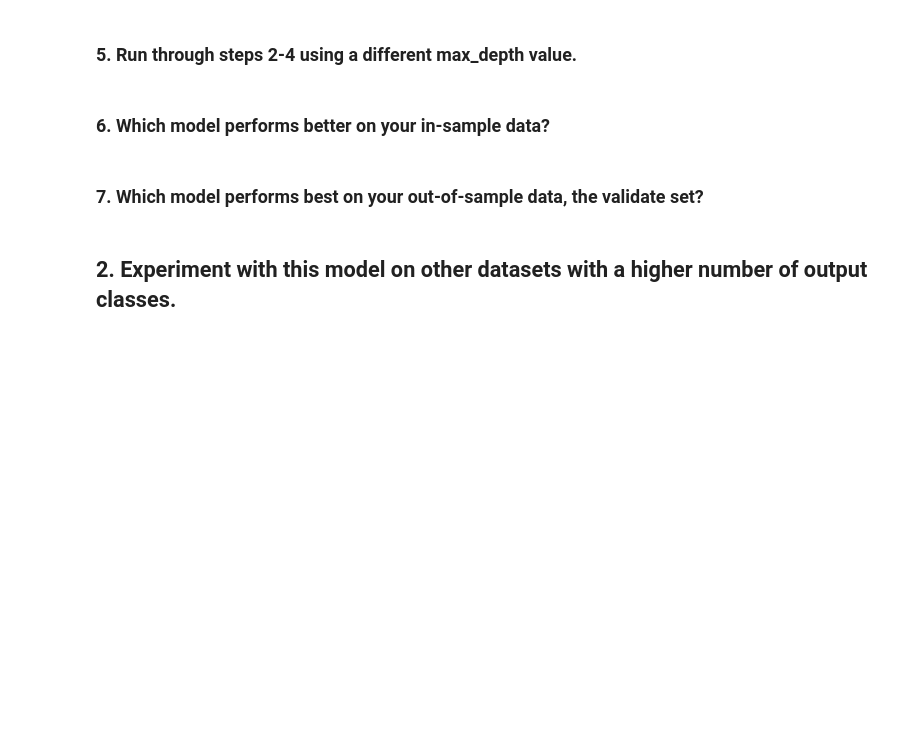
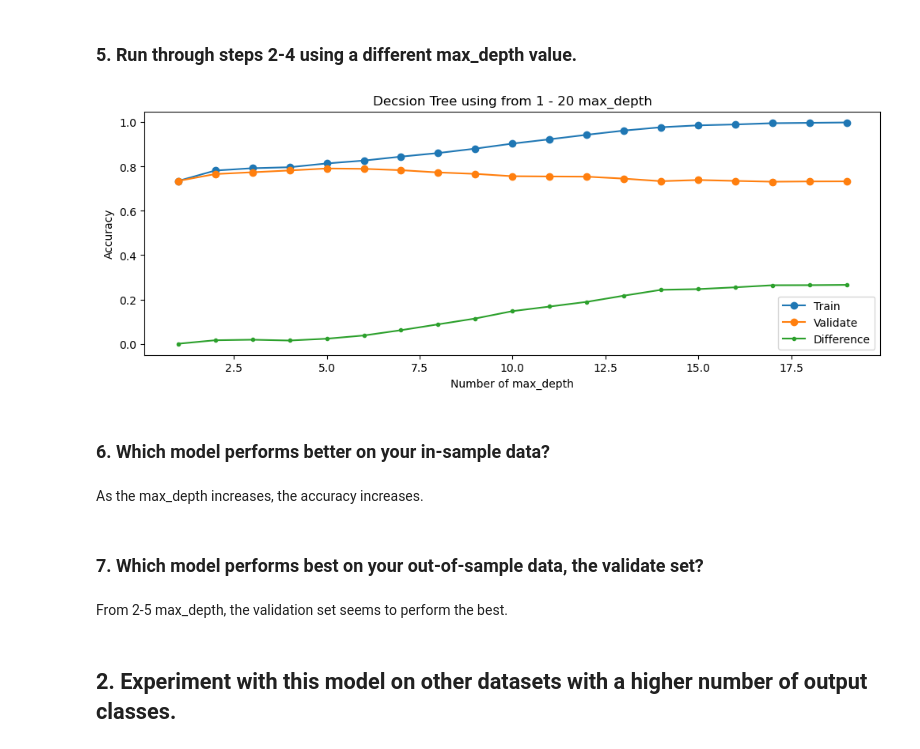
Before and after one commit to JoshuaHolt-Tech/classification-exercises, a Jupyter notebook: decision_tree.ipynb, the cells around one changed output. Cells and saved outputs as stored; diff of their text form; code cells hidden in the pictures; blank space fills up the shorter version.

```diff
--- a/decision_tree.ipynb
+++ b/decision_tree.ipynb
@@ -394,3 +374,0 @@ The accuracy_score does not like int input.
-# %%
-tel_base = tel_base.astype('string')
-tel_train.churn = tel_train.churn.astype('string')
@@ -431,8 +426,40 @@ pd.DataFrame(confusion_matrix(y_train, y_pred), index=['Pred Churn', 'Pred Stay'
 # %% [markdown]
 ### 5. Run through steps 2-4 using a different max_depth value.
+# %%
+metrics = []
+
+for i in range(1,20):
+    clf = DecisionTreeClassifier(max_depth=i, random_state=42)
+    clf.fit(X_train, y_train)
+    in_sample_accuracy = clf.score(X_train, y_train)
+    out_of_sample_accuracy = clf.score(X_val, y_val)
+
+    output = {"max_depth": i, "train_accuracy": in_sample_accuracy, "validate_accuracy": out_of_sample_accuracy}
+
+    metrics.append(output)
+
+df = pd.DataFrame(metrics)
+df['difference'] = df.train_accuracy - df.validate_accuracy
+# %%
+
+plt.figure(figsize=(12,4))
+plt.plot(df.max_depth, df.train_accuracy, marker = 'o', label= 'Train')
+plt.plot(df.max_depth, df.validate_accuracy, marker = 'o', label= 'Validate')
+plt.plot(df.max_depth, df.difference, marker = '.', label = 'Difference')
+plt.legend()
+plt.title("Decsion Tree using from 1 - 20 max_depth")
+plt.xlabel("Number of max_depth")
+plt.ylabel("Accuracy")
+plt.show()
+# %% [output]
+[figure, added]
 # %% [markdown]
 ### 6. Which model performs better on your in-sample data?
+# %% [markdown]
+As the max_depth increases, the accuracy increases.
 # %% [markdown]
 ### 7. Which model performs best on your out-of-sample data, the validate set?
+# %% [markdown]
+From 2-5 max_depth, the validation set seems to perform the best.
 # %% [markdown]
 ## 2. Experiment with this model on other datasets with a higher number of output classes.
```
Also changed, not shown: parts of 16 cells of this notebook, 2 other files.
